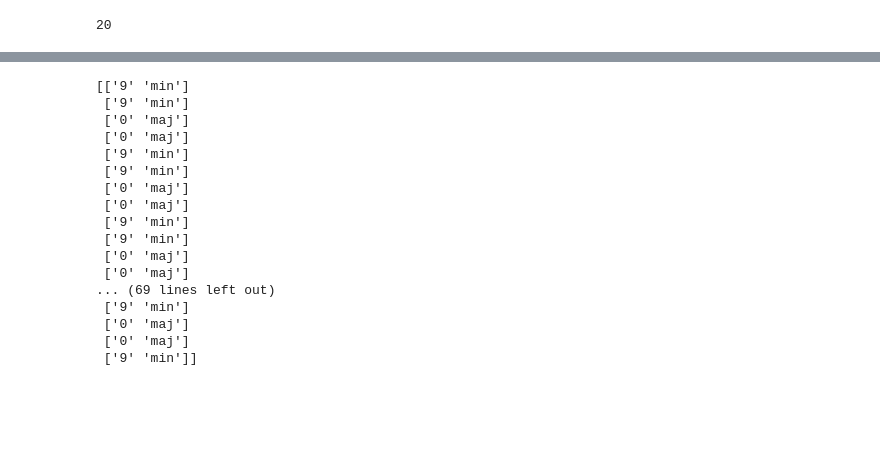
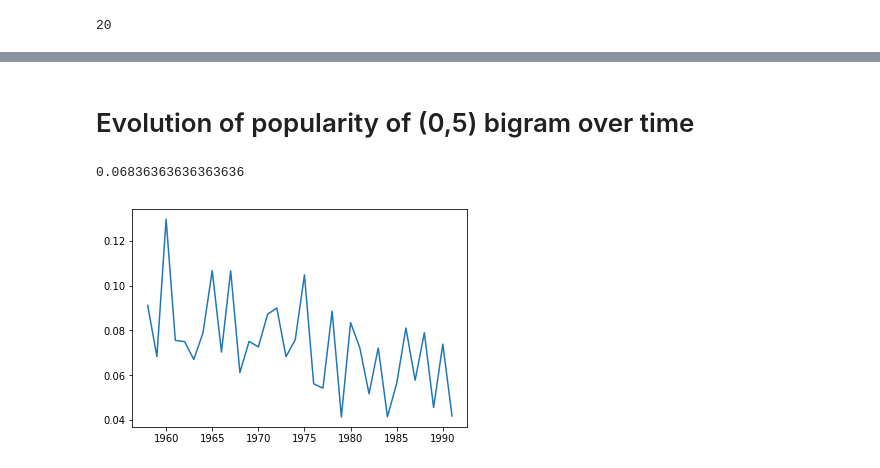
Before and after one commit to lucieperrotta/Digital-Musicology, a Jupyter notebook: processing/processing.ipynb, the cells around one changed output, grey strips where cells are left out. Drawn from its saved outputs; the diff is of its cells as text; code cells hidden in the pictures; blank space fills up the shorter version.

Commit message:
(0,1) bi-gram looses propularity over years

```diff
--- a/processing/processing.ipynb
+++ b/processing/processing.ipynb
@@ -178,22 +199,33 @@ plot_full_n_grams(clean_data, 2, 7)
-# %%
-#Finding the n-grams of each songs and adding it to clean_data
-print(clean_data[0][5])
-#for k in range(890) for m in range(clean_data[k][5].shape[0] - 1)
-# %% [output]
-[['9' 'min']
- ['9' 'min']
- ['0' 'maj']
- ['0' 'maj']
- ['9' 'min']
- ['9' 'min']
- ['0' 'maj']
- ['0' 'maj']
- ['9' 'min']
- ['9' 'min']
- ['0' 'maj']
- ['0' 'maj']
-... (69 lines left out)
- ['9' 'min']
- ['0' 'maj']
- ['0' 'maj']
- ['9' 'min']]
+# %% [markdown]
+# Evolution of popularity of (0,5) bigram over time
+# %%
+from datetime import datetime
+year2fourgrams = dict()
+ng=2
+
+for elem in clean_data: # populate empty (to have existing keys)
+    year = datetime.strptime(elem[1], '%m/%d/%Y').year
+    year2fourgrams[year]=list()
+
+for elem in clean_data: # populate for real
+    year = datetime.strptime(elem[1], '%m/%d/%Y').year
+
+    for m in range(elem[5].shape[0] - ng + 1):
+        year2fourgrams[year].append(tuple([int(elem[5][m+o][0]) for o in range(ng)]))
+# %%
+year2chord05 = dict()
+
+for year in year2fourgrams:
+    year2chord05[year] = year2fourgrams[year].count(tuple((0,5))) / len(year2fourgrams[year])
+
+year2chord05[year]
+# %% [output]
+0.06836363636363636
+# %%
+lists = sorted(year2chord05.items()) # sorted by key, return a list of tuples
+x, y = zip(*lists) # unpack a list of pairs into two tuples
+
+plt.plot(x, y)
+plt.show()
+# %% [output]
+[figure, added]
```
Also changed, not shown: parts of 9 cells of this notebook.
